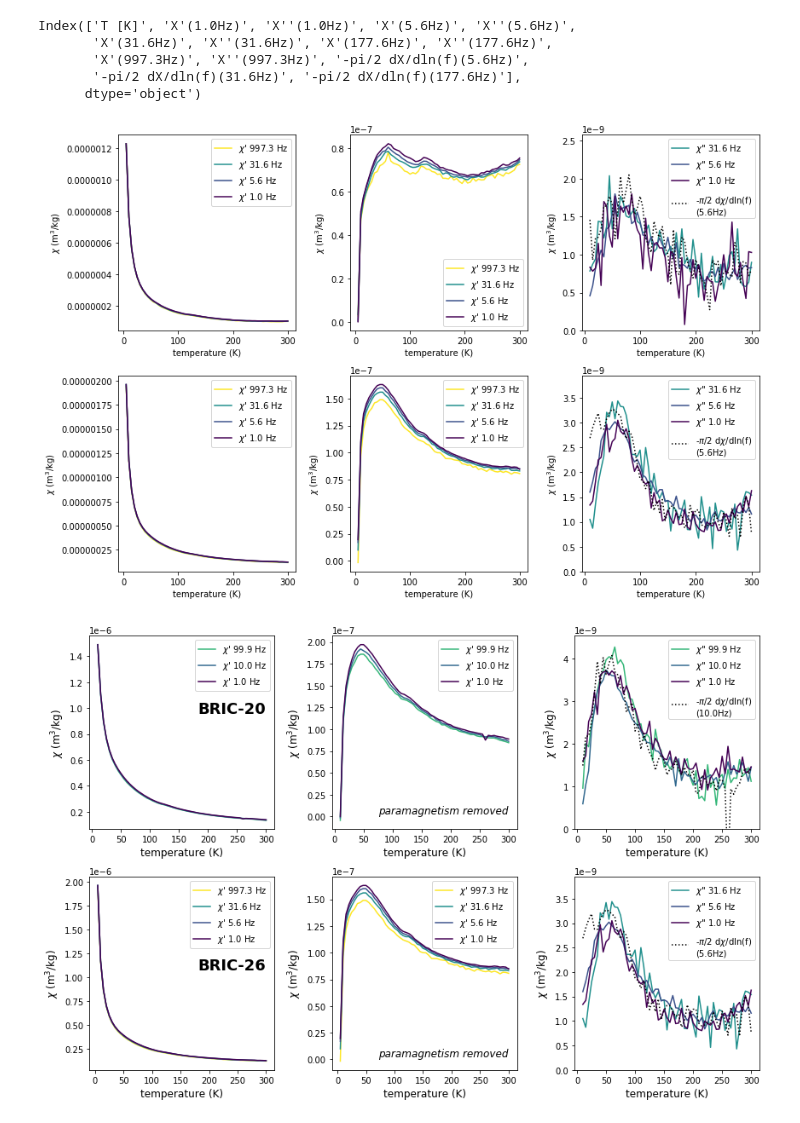
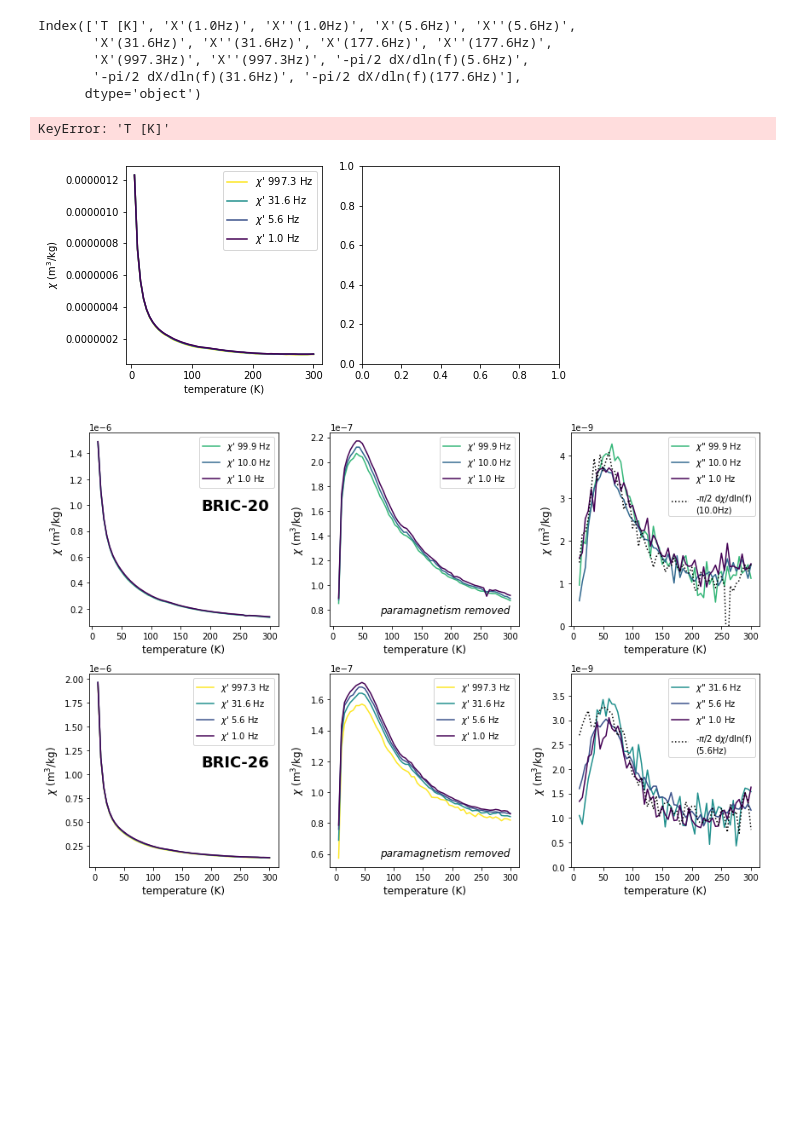
Before and after one commit to Swanson-Hysell-Group/2018_Red_Bed_Intraclasts, a Jupyter notebook: Data/low_temperature_ac/low_temp_ac_plots.ipynb, the cells around one changed output. Saved outputs shown, nothing was run; the diff lists cells and outputs as text; code cells hidden in the pictures; blank space fills up the shorter version.

Commit message:
updates to plots and manuscript

```diff
--- a/Data/low_temperature_ac/low_temp_ac_plots.ipynb
+++ b/Data/low_temperature_ac/low_temp_ac_plots.ipynb
@@ -115,10 +123,10 @@ plt.xlabel('temperature (K)')
 # #plt.title('in-phase')
 plt.legend()
 plt.subplot(2,3,2)
-plt.plot(BRIC_22c_raw['T [K]'],BRIC_22c_modeled["X'(997.3Hz)"],color=color_997_hex,label="$\chi$' 997.3 Hz")
-plt.plot(BRIC_22c_raw['T [K]'],BRIC_22c_modeled["X'(31.6Hz)"],color=color_31_hex,label="$\chi$' 31.6 Hz")
-plt.plot(BRIC_22c_raw['T [K]'],BRIC_22c_modeled["X'(5.6Hz)"],color=color_5_6_hex,label="$\chi$' 5.6 Hz")
-plt.plot(BRIC_22c_raw['T [K]'],BRIC_22c_modeled["X'(1.0Hz)"],color=color_1_hex,label="$\chi$' 1.0 Hz")
+plt.plot(BRIC_22c_modeled['T [K]'],BRIC_22c_modeled["X'(997.3Hz)"],color=color_997_hex,label="$\chi$' 997.3 Hz")
+plt.plot(BRIC_22c_modeled['T [K]'],BRIC_22c_modeled["X'(31.6Hz)"],color=color_31_hex,label="$\chi$' 31.6 Hz")
+plt.plot(BRIC_22c_modeled['T [K]'],BRIC_22c_modeled["X'(5.6Hz)"],color=color_5_6_hex,label="$\chi$' 5.6 Hz")
+plt.plot(BRIC_22c_modeled['T [K]'],BRIC_22c_modeled["X'(1.0Hz)"],color=color_1_hex,label="$\chi$' 1.0 Hz")
 plt.ylabel('$\chi$ (m$^3$/kg)')
 plt.xlabel('temperature (K)')
 #plt.title('in-phase (paramagnetism removed)')
@@ -141,34 +149,35 @@ plt.plot(BRIC_26c_raw['T [K]'],BRIC_26c_raw["X'(997.3Hz)"],color=color_997_hex,l
 plt.plot(BRIC_26c_raw['T [K]'],BRIC_26c_raw["X'(31.6Hz)"],color=color_31_hex,label="$\chi$' 31.6 Hz")
 plt.plot(BRIC_26c_raw['T [K]'],BRIC_26c_raw["X'(5.6Hz)"],color=color_5_6_hex,label="$\chi$' 5.6 Hz")
 plt.plot(BRIC_26c_raw['T [K]'],BRIC_26c_raw["X'(1.0Hz)"],color=color_1_hex,label="$\chi$' 1.0 Hz")
 plt.ylabel('$\chi$ (m$^3$/kg)')
 plt.xlabel('temperature (K)')
 # #plt.title('in-phase')
 plt.legend()
 plt.subplot(2,3,5)
 plt.plot(BRIC_26c_raw['T [K]'],BRIC_26c_modeled["X'(997.3Hz)"],color=color_997_hex,label="$\chi$' 997.3 Hz")
 plt.plot(BRIC_26c_raw['T [K]'],BRIC_26c_modeled["X'(31.6Hz)"],color=color_31_hex,label="$\chi$' 31.6 Hz")
 plt.plot(BRIC_26c_raw['T [K]'],BRIC_26c_modeled["X'(5.6Hz)"],color=color_5_6_hex,label="$\chi$' 5.6 Hz")
 plt.plot(BRIC_26c_raw['T [K]'],BRIC_26c_modeled["X'(1.0Hz)"],color=color_1_hex,label="$\chi$' 1.0 Hz")
 plt.ylabel('$\chi$ (m$^3$/kg)')
 plt.xlabel('temperature (K)')
 #plt.title('in-phase (paramagnetism removed)')
 plt.legend()
 plt.subplot(2,3,6)
 #plt.plot(BRIC_26c_raw['T [K]'],BRIC_26c_raw["X''(997.3Hz)"],color=color_997_hex,label='$\chi$" 997.3 Hz')
 plt.plot(BRIC_26c_raw['T [K]'][1:],BRIC_26c_raw["X''(31.6Hz)"][1:],color=color_31_hex,label='$\chi$" 31.6 Hz')
 plt.plot(BRIC_26c_raw['T [K]'][1:],BRIC_26c_raw["X''(5.6Hz)"][1:],color=color_5_6_hex,label='$\chi$" 5.6 Hz')
 plt.plot(BRIC_26c_raw['T [K]'][1:],BRIC_26c_raw["X''(1.0Hz)"][1:],color=color_1_hex,label='$\chi$" 1.0 Hz')
 plt.plot(BRIC_26c_raw['T [K]'][1:],BRIC_26c_raw["-pi/2 dX/dln(f)(5.6Hz)"][1:],linestyle='dotted',color='black',label='-$\pi$/2 d$\chi$/dln(f)\n(5.6Hz)')
 plt.ylabel('$\chi$ (m$^3$/kg)')
 plt.xlabel('temperature (K)')
 ymin, ymax = plt.ylim()
 plt.ylim(0,ymax*1.1)
 #plt.title('out-of-phase')
 plt.legend()
 plt.tight_layout()
 # %% [output]
+KeyError: 'T [K]'
-[figure, old version]
+[figure, new version]
 # %%
 plt.figure(figsize=(12,8))
 plt.subplot(2,3,1)
@@ -187,8 +196,10 @@ plt.plot(BRIC_20c_modeled['T [K]'],BRIC_20c_modeled["X'(10.0Hz)"],color=color_10
 plt.plot(BRIC_20c_modeled['T [K]'],BRIC_20c_modeled["X'(1.0Hz)"],color=color_1_hex,label="$\chi$' 1.0 Hz")
 plt.ylabel('$\chi$ (m$^3$/kg)',fontsize=12)
 plt.xlabel('temperature (K)',fontsize=12)
-plt.text(300,0,'paramagnetism removed',horizontalalignment='right',verticalalignment='bottom',style='italic',fontsize=12)
+plt.text(300,0.75E-7,'paramagnetism removed',horizontalalignment='right',verticalalignment='bottom',style='italic',fontsize=12)
 #plt.title('in-phase (paramagnetism removed)')
+ymin, ymax = plt.ylim()
+plt.ylim(ymin-(0.15*ymin),ymax)
 plt.legend()
 plt.subplot(2,3,3)
 plt.plot(BRIC_20c_raw['T [K]'],BRIC_20c_raw["X''(99.9Hz)"],color=color_99_hex,label='$\chi$" 99.9 Hz')
@@ -221,7 +232,7 @@ plt.plot(BRIC_26c_raw['T [K]'],BRIC_26c_modeled["X'(1.0Hz)"],color=color_1_hex,l
 plt.ylabel('$\chi$ (m$^3$/kg)',fontsize=12)
 plt.xlabel('temperature (K)',fontsize=12)
 #plt.title('in-phase (paramagnetism removed)')
-plt.text(300,0,'paramagnetism removed',horizontalalignment='right',verticalalignment='bottom',style='italic',fontsize=12)
+plt.text(300,0.57E-7,'paramagnetism removed',horizontalalignment='right',verticalalignment='bottom',style='italic',fontsize=12)
 plt.legend()
 plt.subplot(2,3,6)
 #plt.plot(BRIC_26c_raw['T [K]'],BRIC_26c_raw["X''(997.3Hz)"],color=color_997_hex,label='$\chi$" 997.3 Hz')
@@ -239,4 +250,4 @@ plt.legend()
 plt.tight_layout()
 plt.savefig('low_temp_ac.pdf')
 # %% [output]
-[figure, old version]
+[figure, new version]
```
Also changed, not shown: parts of 2 cells of this notebook, 18 other files.
